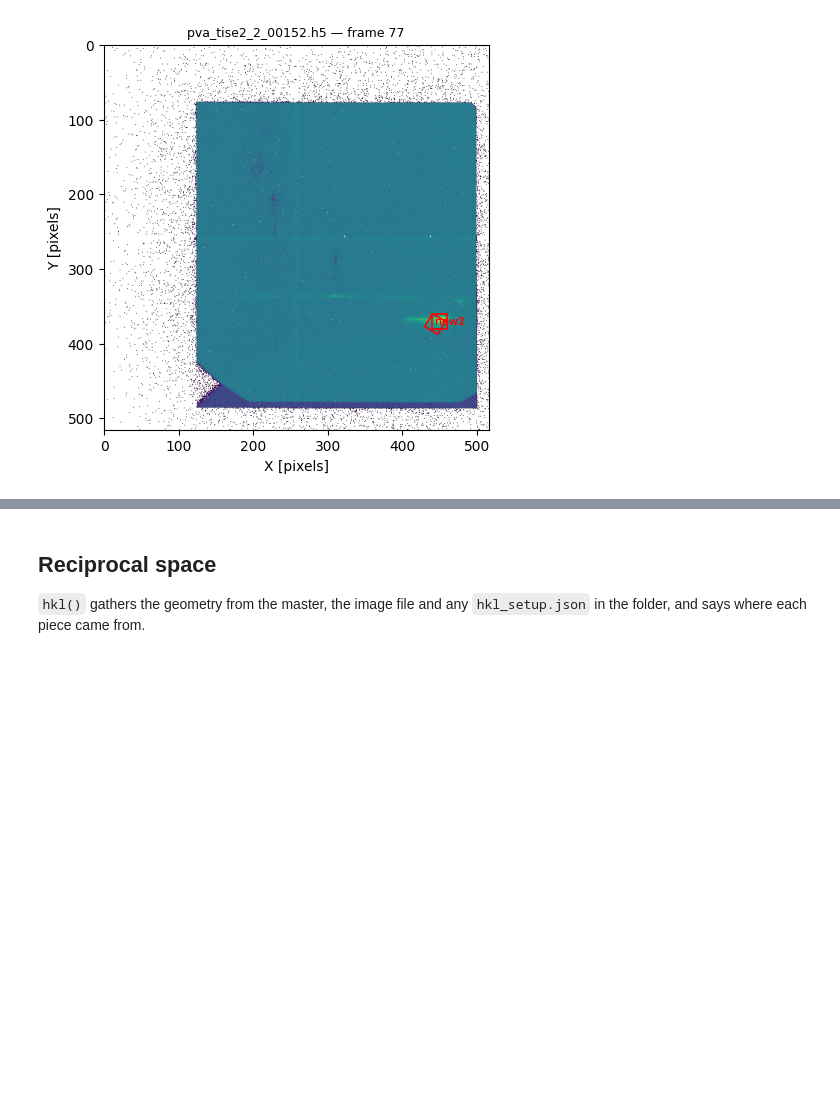
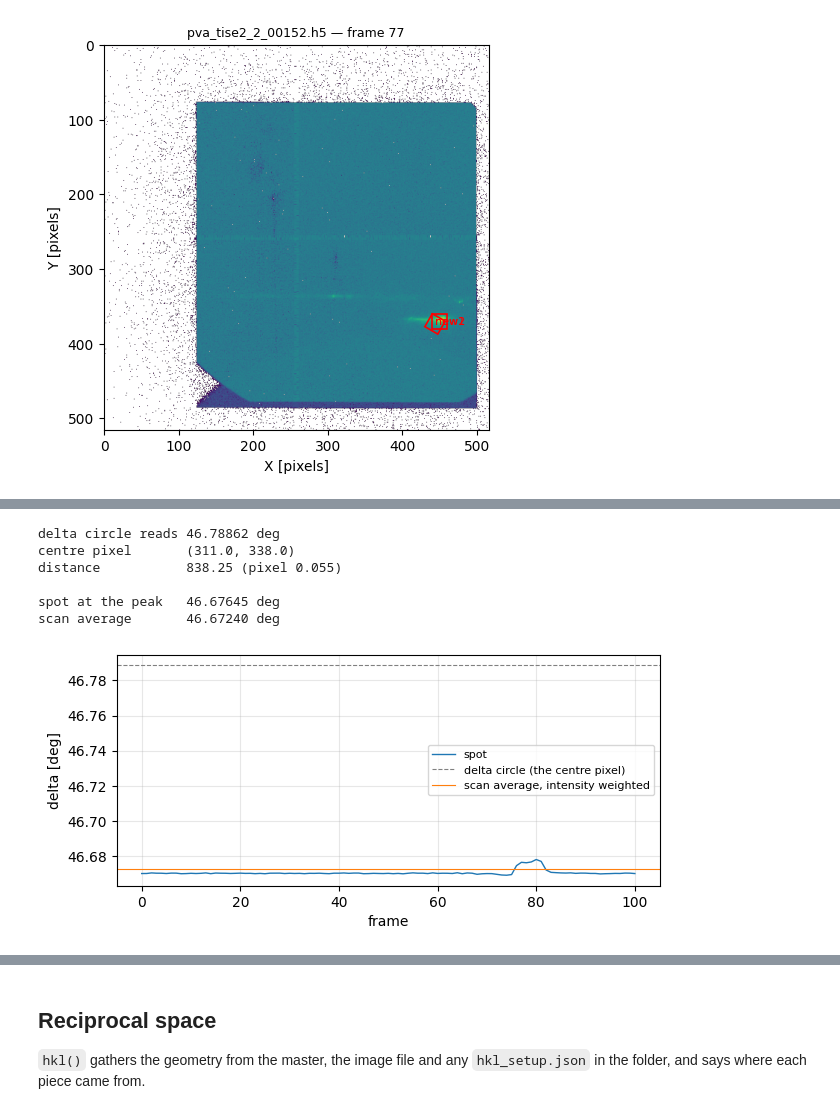
Before and after one commit to jwkim-anl/6idb-scan-viewer, a Jupyter notebook: examples/getting-started.ipynb, the cells around one changed output, grey strips where cells are left out. Drawn from its saved outputs; the diff is of its cells as text; code cells hidden in the pictures; blank space fills up the shorter version.

```diff
--- a/examples/getting-started.ipynb
+++ b/examples/getting-started.ipynb
@@ -262,0 +278,25 @@ Name: 77, dtype: float64
+# %%
+g = images.geometry()
+print(f"delta circle reads {g.detector_angles[1][0]:.5f} deg")
+print(f"centre pixel       {g.center_pixel}")
+print(f"distance           {g.distance} (pixel {g.pixel_widths()[1]})")
+
+delta = images.delta_angles(spot)
+print(f"\nspot at the peak   {delta[peak]:.5f} deg")
+print(f"scan average       {images.delta_angle(spot):.5f} deg")
+# %% [output]
+delta circle reads 46.78862 deg
+centre pixel       (311.0, 338.0)
+distance           838.25 (pixel 0.055)
+
+spot at the peak   46.67645 deg
+scan average       46.67240 deg
+# %%
+ax = delta.plot(figsize=(7, 3), lw=1, label="spot")
+ax.axhline(g.detector_angles[1][0], color="grey", ls="--", lw=0.8,
+           label="delta circle (the centre pixel)")
+ax.axhline(images.delta_angle(spot), color="C1", lw=0.8,
+           label="scan average, intensity weighted")
+ax.set_ylabel("delta [deg]"); ax.legend(fontsize=8); ax.grid(alpha=0.3)
+# %% [output]
+[figure, added]
```
Also changed, not shown: parts of 2 cells of this notebook, 8 other files.
